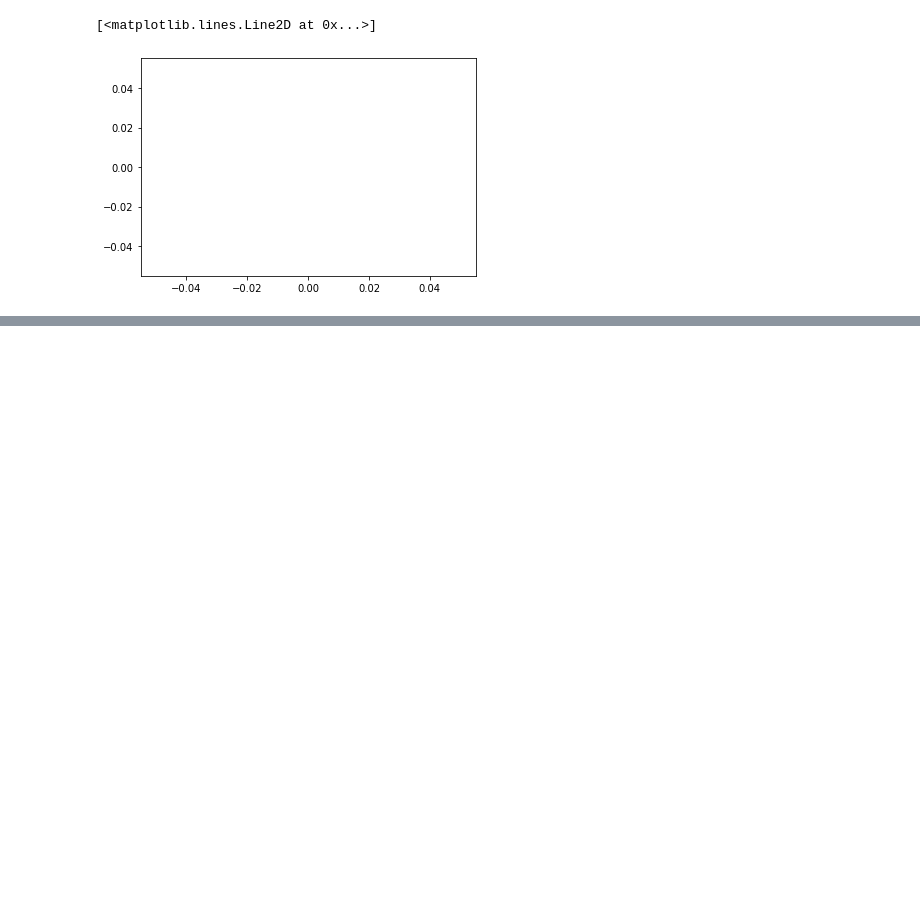
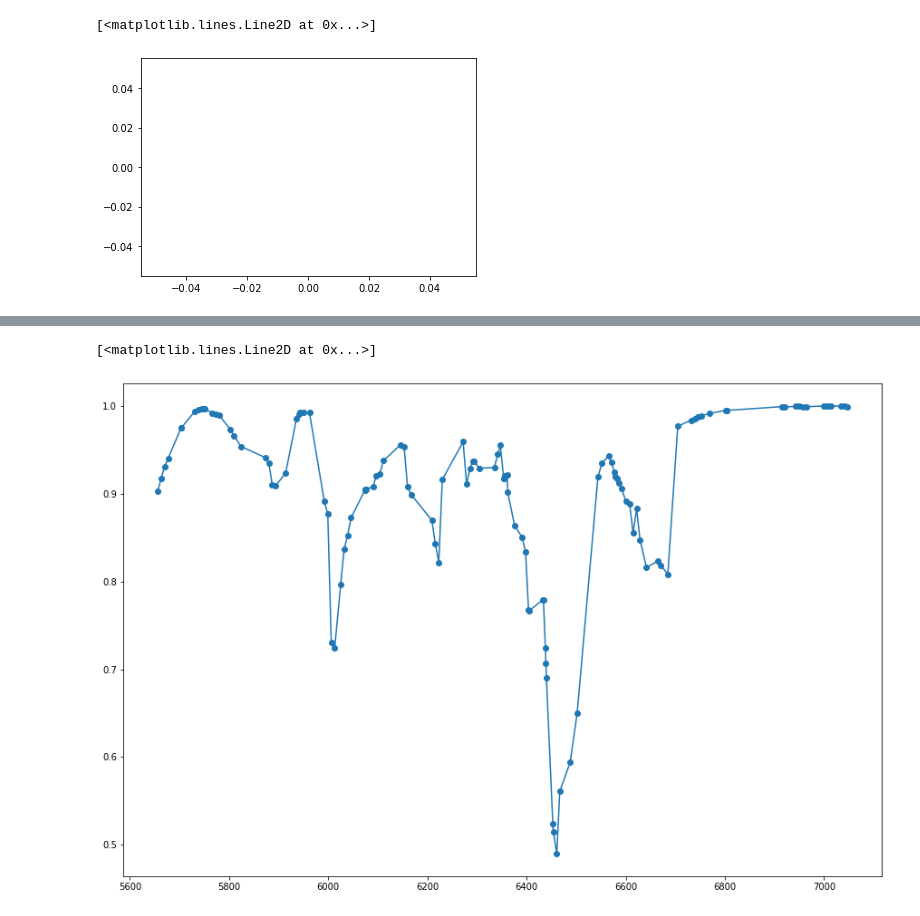
Before and after one commit to glandfried/handicap, a Jupyter notebook: estimations/aago/demo_analysis.ipynb, the cells around one changed output, grey strips where cells are left out. Saved outputs shown, nothing was run; the diff lists cells and outputs as text; code cells hidden in the pictures; blank space fills up the shorter version.

```diff
--- a/estimations/aago/demo_analysis.ipynb
+++ b/estimations/aago/demo_analysis.ipynb
@@ -72,0 +99,4 @@ ax.bar_label(bars)
+# %%
+compare_df = pd.read_csv('output_demo/compare_dict.csv')
+compare_df=compare_df.sort_values(by='day')
+compare_df
@@ -72,0 +117,6 @@ ax.bar_label(bars)
+# %%
+plt.figure(figsize=(15,10))
+plt.plot(compare_df['day'], compare_df['win_prob'], '-o')
+# %% [output]
+[<matplotlib.lines.Line2D at 0x...>]
+[figure, added]
```
Also changed, not shown: parts of 4 cells of this notebook, 1 other file.
